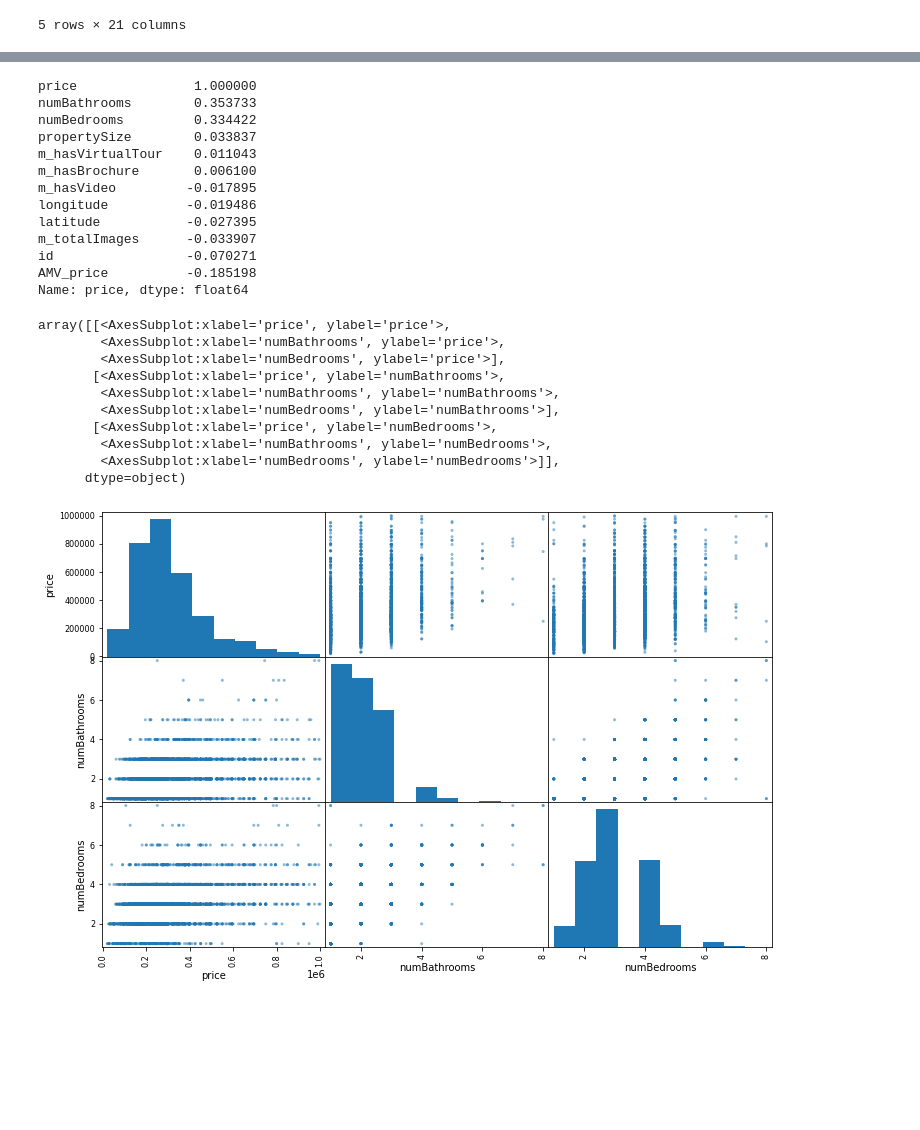
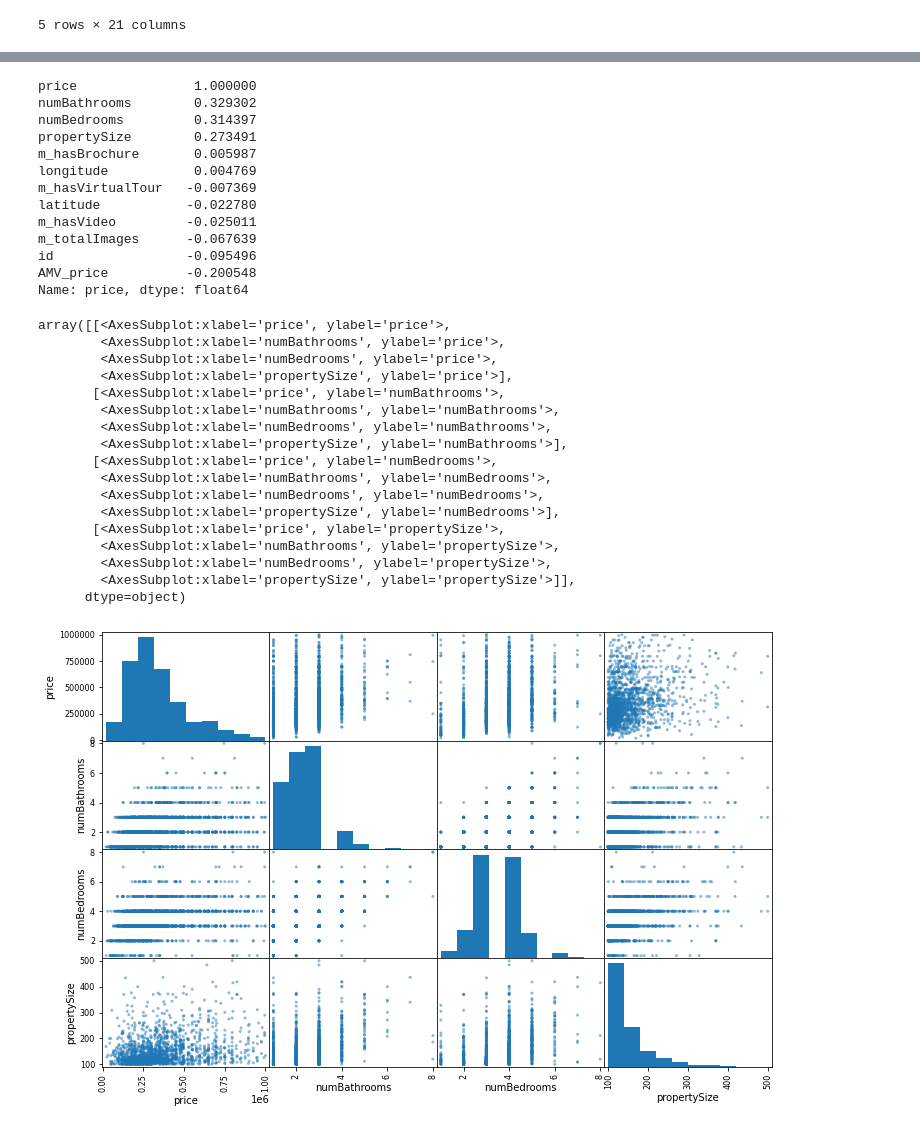
Before and after one commit to McKillenJason/congenial-happiness, a Jupyter notebook: StartingPoint.ipynb, the cells around one changed output, grey strips where cells are left out. Drawn from its saved outputs; the diff is of its cells as text; code cells hidden in the pictures; blank space fills up the shorter version.

Commit message:
Add files via upload
Removed NA values from propertySize column. Removed large property outliers.

```diff
--- a/StartingPoint.ipynb
+++ b/StartingPoint.ipynb
@@ -44,3 +28,22 @@ min_price = 50000
+# %%
+# Instantiates max and min values for attributes
+max_bedrooms = 8
+min_bedrooms = 1
+
+max_bathrooms = 8
+min_bathrooms = 1
+
+max_longitude = 0
+min_longitude = -30
+
+max_latitude = 56
+min_latitude = 39
+
+max_price = 1000000
+min_price = 50000
+
+max_propertySize = 500
+min_propertySize = 100
 # %%
 housing.describe()
 # %% [output]
@@ -88,3 +91,6 @@ housing.drop(housing[(housing.longitude > max_longitude) | (housing.longitude <
 # %%
 # Removes all houses outside the specified latitude range
 housing.drop(housing[(housing.latitude > max_latitude) | (housing.latitude < min_latitude)].index, inplace=True)
+# %%
+# Removes all houses outside the specified latitude range
+housing.drop(housing[(housing.propertySize > max_propertySize) | (housing.propertySize < min_propertySize)].index, inplace=True)
@@ -108,32 +132,39 @@ corr_matrix = housing.corr()
 corr_matrix['price'].sort_values(ascending=False)
 # %% [output]
 price               1.000000
-numBathrooms        0.353733
-numBedrooms         0.334422
-propertySize        0.033837
-m_hasVirtualTour    0.011043
-m_hasBrochure       0.006100
-m_hasVideo         -0.017895
-longitude          -0.019486
-latitude           -0.027395
-m_totalImages      -0.033907
-id                 -0.070271
-AMV_price          -0.185198
+numBathrooms        0.329302
+numBedrooms         0.314397
+propertySize        0.273491
+m_hasBrochure       0.005987
+longitude           0.004769
+m_hasVirtualTour   -0.007369
+latitude           -0.022780
+m_hasVideo         -0.025011
+m_totalImages      -0.067639
+id                 -0.095496
+AMV_price          -0.200548
 Name: price, dtype: float64
 # %%
 from pandas.plotting import scatter_matrix
 # %%
-attributes = ['price', 'numBathrooms', 'numBedrooms']
+attributes = ['price', 'numBathrooms', 'numBedrooms', 'propertySize']
 scatter_matrix(housing[attributes], figsize=(12, 8))
 # %% [output]
 array([[<AxesSubplot:xlabel='price', ylabel='price'>,
         <AxesSubplot:xlabel='numBathrooms', ylabel='price'>,
-        <AxesSubplot:xlabel='numBedrooms', ylabel='price'>],
+        <AxesSubplot:xlabel='numBedrooms', ylabel='price'>,
+        <AxesSubplot:xlabel='propertySize', ylabel='price'>],
        [<AxesSubplot:xlabel='price', ylabel='numBathrooms'>,
         <AxesSubplot:xlabel='numBathrooms', ylabel='numBathrooms'>,
-        <AxesSubplot:xlabel='numBedrooms', ylabel='numBathrooms'>],
+        <AxesSubplot:xlabel='numBedrooms', ylabel='numBathrooms'>,
+        <AxesSubplot:xlabel='propertySize', ylabel='numBathrooms'>],
        [<AxesSubplot:xlabel='price', ylabel='numBedrooms'>,
         <AxesSubplot:xlabel='numBathrooms', ylabel='numBedrooms'>,
-        <AxesSubplot:xlabel='numBedrooms', ylabel='numBedrooms'>]],
+        <AxesSubplot:xlabel='numBedrooms', ylabel='numBedrooms'>,
+        <AxesSubplot:xlabel='propertySize', ylabel='numBedrooms'>],
+       [<AxesSubplot:xlabel='price', ylabel='propertySize'>,
+        <AxesSubplot:xlabel='numBathrooms', ylabel='propertySize'>,
+        <AxesSubplot:xlabel='numBedrooms', ylabel='propertySize'>,
+        <AxesSubplot:xlabel='propertySize', ylabel='propertySize'>]],
       dtype=object)
-[figure, old version]
+[figure, new version]
```
Also changed, not shown: parts of 11 cells of this notebook.
